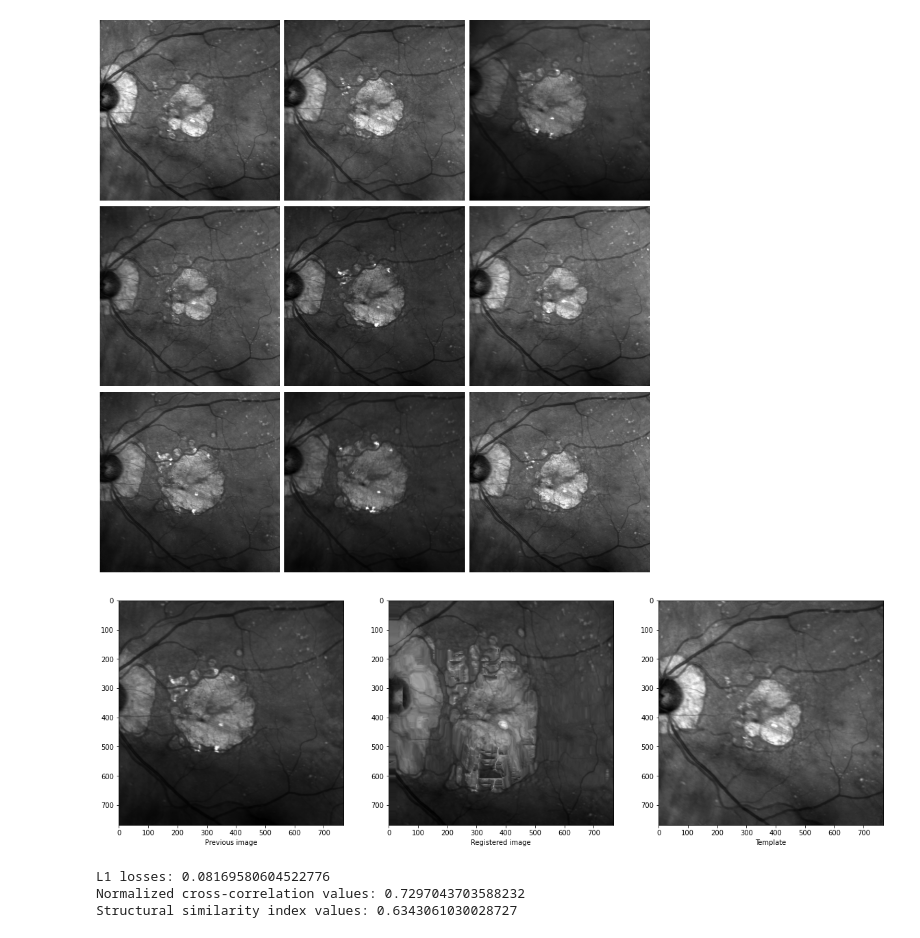
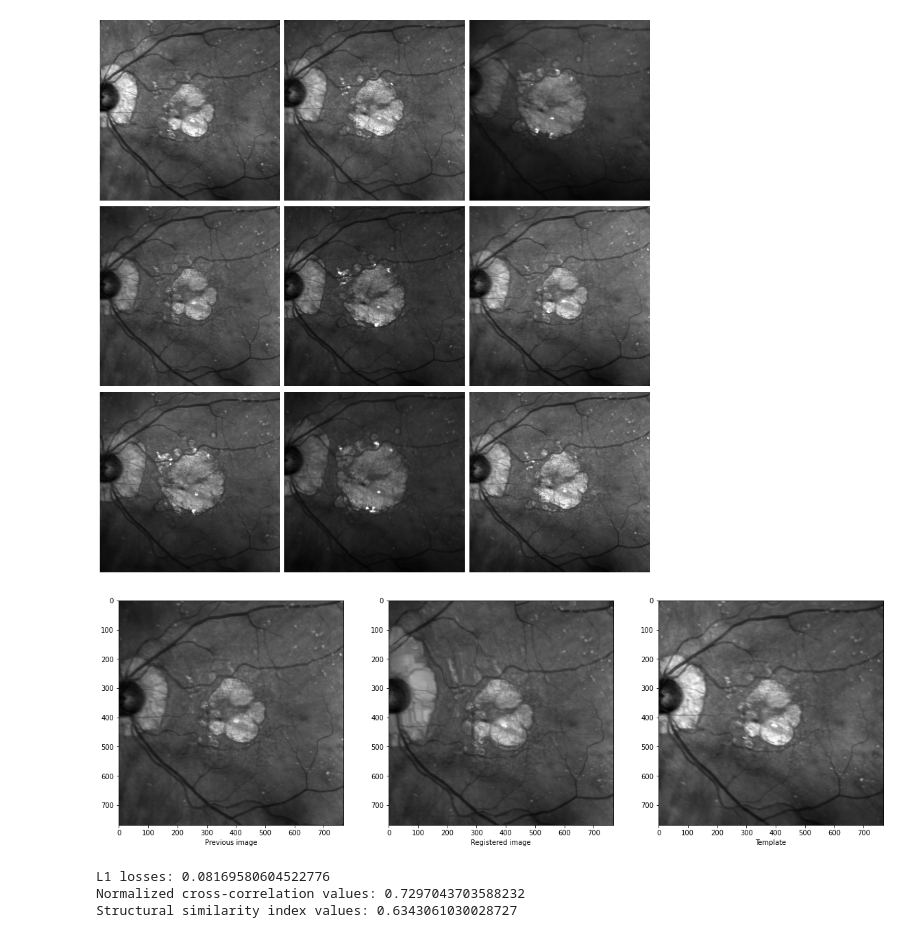
Before and after one commit to charlieoneill11/macuject_registration, a Jupyter notebook: notebooks/development.ipynb, the cells around one changed output. Cells and saved outputs as stored; diff of their text form; code cells hidden in the pictures.

```diff
--- a/notebooks/development.ipynb
+++ b/notebooks/development.ipynb
@@ -85,18 +85,18 @@ for i, img in enumerate(tqdm(final_images)):
 # %%
 fig, axs = plt.subplots(1, 3, figsize=(20, 20))
 axs = axs.ravel()
 
-i = 100
+i = 2
 axs[0].imshow(final_images[i], cmap='gray')
 axs[0].set_xlabel("Previous image")
 axs[1].imshow(registered_images[i], cmap='gray')
 axs[1].set_xlabel("Registered image")
 axs[2].imshow(template, cmap='gray')
 axs[2].set_xlabel("Template")
 
 plt.show()
 # %% [output]
-[figure, old version]
+[figure, new version]
 # %%
 import numpy as np
 from skimage.metrics import structural_similarity as ssim
```
Also changed, not shown: parts of 7 cells of this notebook, 58 other files.
